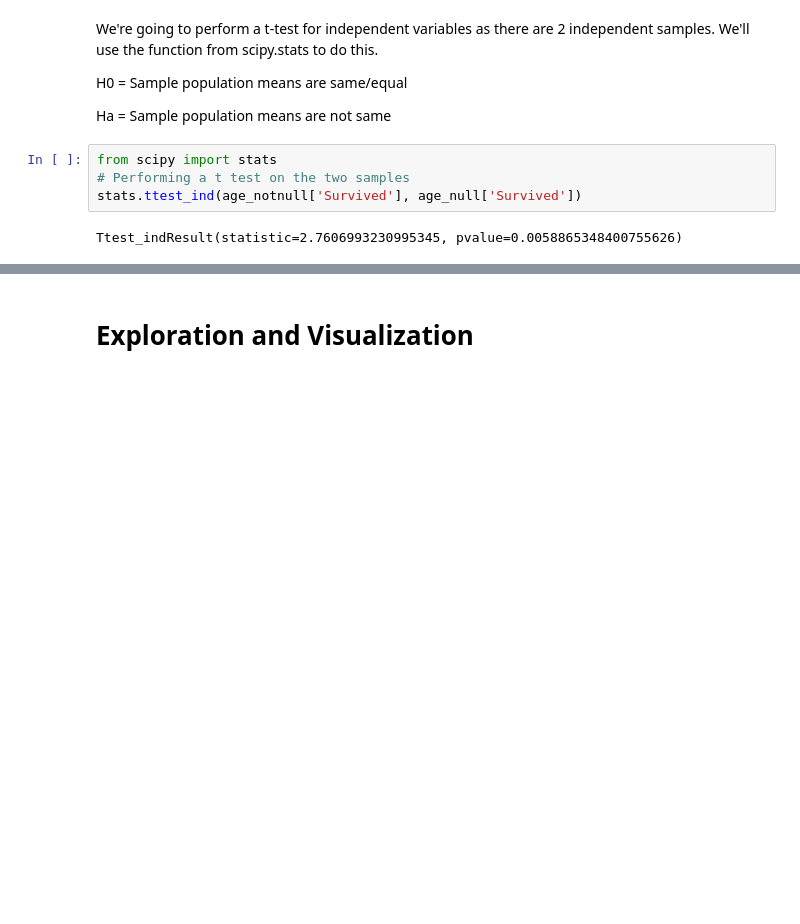
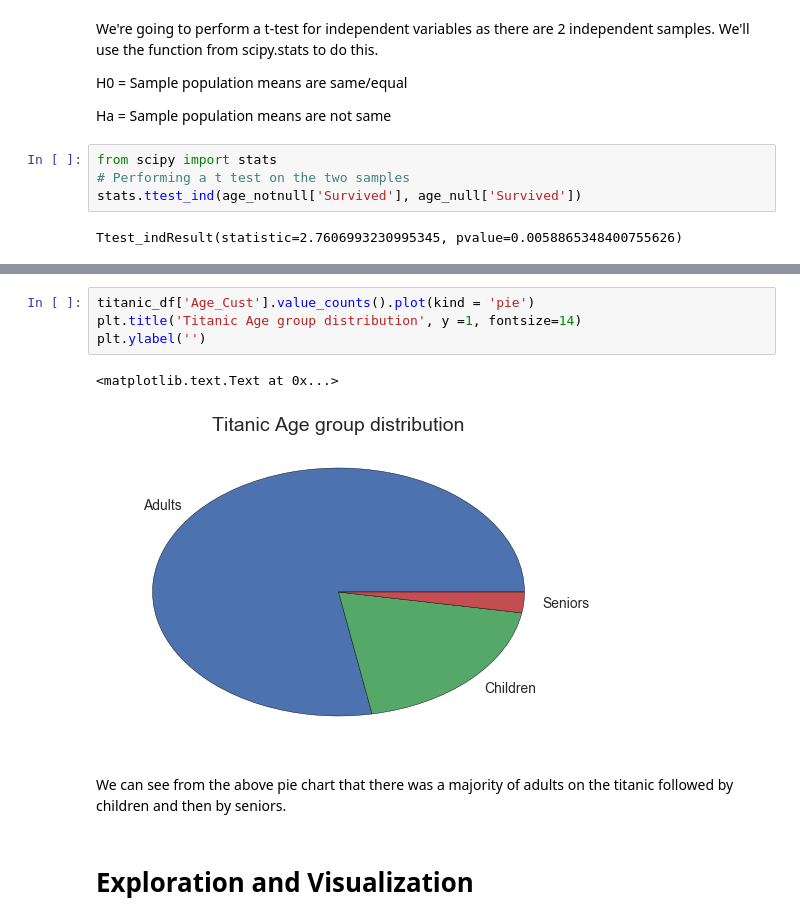
Before and after one commit to ishashankverma/DAND_Titanic_Analysis, a Jupyter notebook: Titanic_Data_Analysis.ipynb, the cells around one changed output, grey strips where cells are left out. Drawn from its saved outputs; the diff is of its cells as text; blank space fills up the shorter version.

```diff
--- a/Titanic_Data_Analysis.ipynb
+++ b/Titanic_Data_Analysis.ipynb
@@ -158,2 +175,11 @@ memory usage: 34.9+ KB
+# %%
+titanic_df['Age_Cust'].value_counts().plot(kind = 'pie')
+plt.title('Titanic Age group distribution', y =1, fontsize=14)
+plt.ylabel('')
+# %% [output]
+<matplotlib.text.Text at 0x...>
+[figure, added]
+# %% [markdown]
+We can see from the above pie chart that there was a majority of adults on the titanic followed by children and then by seniors.
 # %% [markdown]
 # Exploration and Visualization
```
Also changed, not shown: parts of 28 cells of this notebook, 1 other file.
